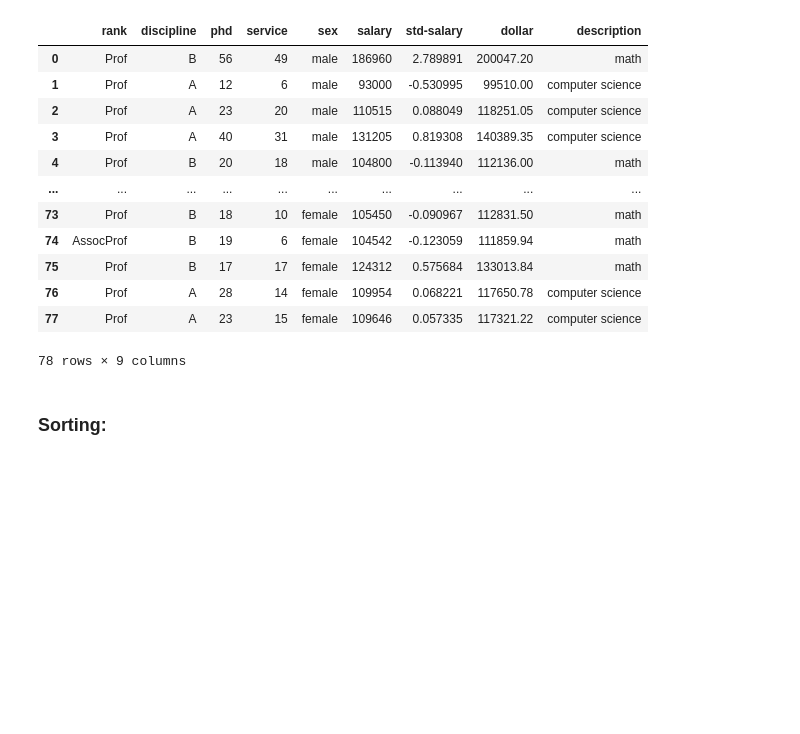
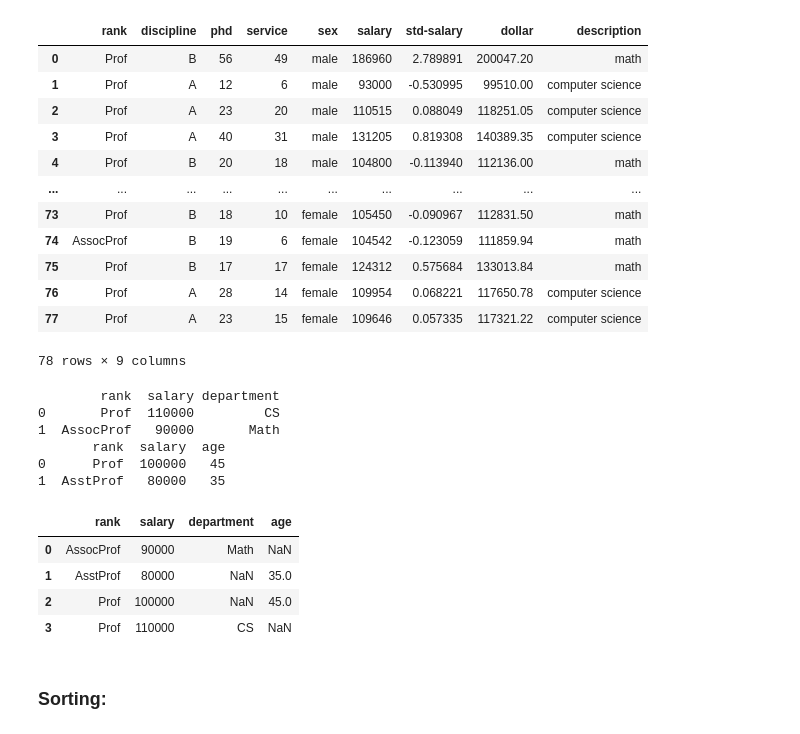
Before and after one commit to Manillin/Notes, a Jupyter notebook: masters/BigDataAnalytics/Lab/data_analytics/DA_2025_students.ipynb, the cells around one changed output. Saved outputs shown, nothing was run; the diff lists cells and outputs as text; code cells hidden in the pictures; blank space fills up the shorter version.

```diff
--- a/masters/BigDataAnalytics/Lab/data_analytics/DA_2025_students.ipynb
+++ b/masters/BigDataAnalytics/Lab/data_analytics/DA_2025_students.ipynb
@@ -723,6 +765,37 @@ df_d
 | 76 | Prof | A | 28 | 14 | female | 109954 | 0.068221 | 117650.78 | computer science |
 | 77 | Prof | A | 23 | 15 | female | 109646 | 0.057335 | 117321.22 | computer science |
 78 rows × 9 columns
+# %%
+df1 = pd.DataFrame({
+    'rank': ['Prof', 'AssocProf'],
+    'salary': [110000, 90000],
+    'department': ['CS', 'Math']
+})
+
+# DataFrame 2
+df2 = pd.DataFrame({
+    'rank': ['Prof', 'AsstProf'],
+    'salary': [100000, 80000],
+    'age': [45, 35]
+})
+
+print(df1)
+print(df2)
+
+result_merge = pd.merge(df1,df2,how='outer')
+result_merge
+# %% [output]
+        rank  salary department
+0       Prof  110000         CS
+1  AssocProf   90000       Math
+       rank  salary  age
+0      Prof  100000   45
+1  AsstProf   80000   35
+|  | rank | salary | department | age |
+| 0 | AssocProf | 90000 | Math | NaN |
+| 1 | AsstProf | 80000 | NaN | 35.0 |
+| 2 | Prof | 100000 | NaN | 45.0 |
+| 3 | Prof | 110000 | CS | NaN |
 # %% [markdown]
 ### Sorting:
 # %%
```
Also changed, not shown: parts of 36 cells of this notebook.
